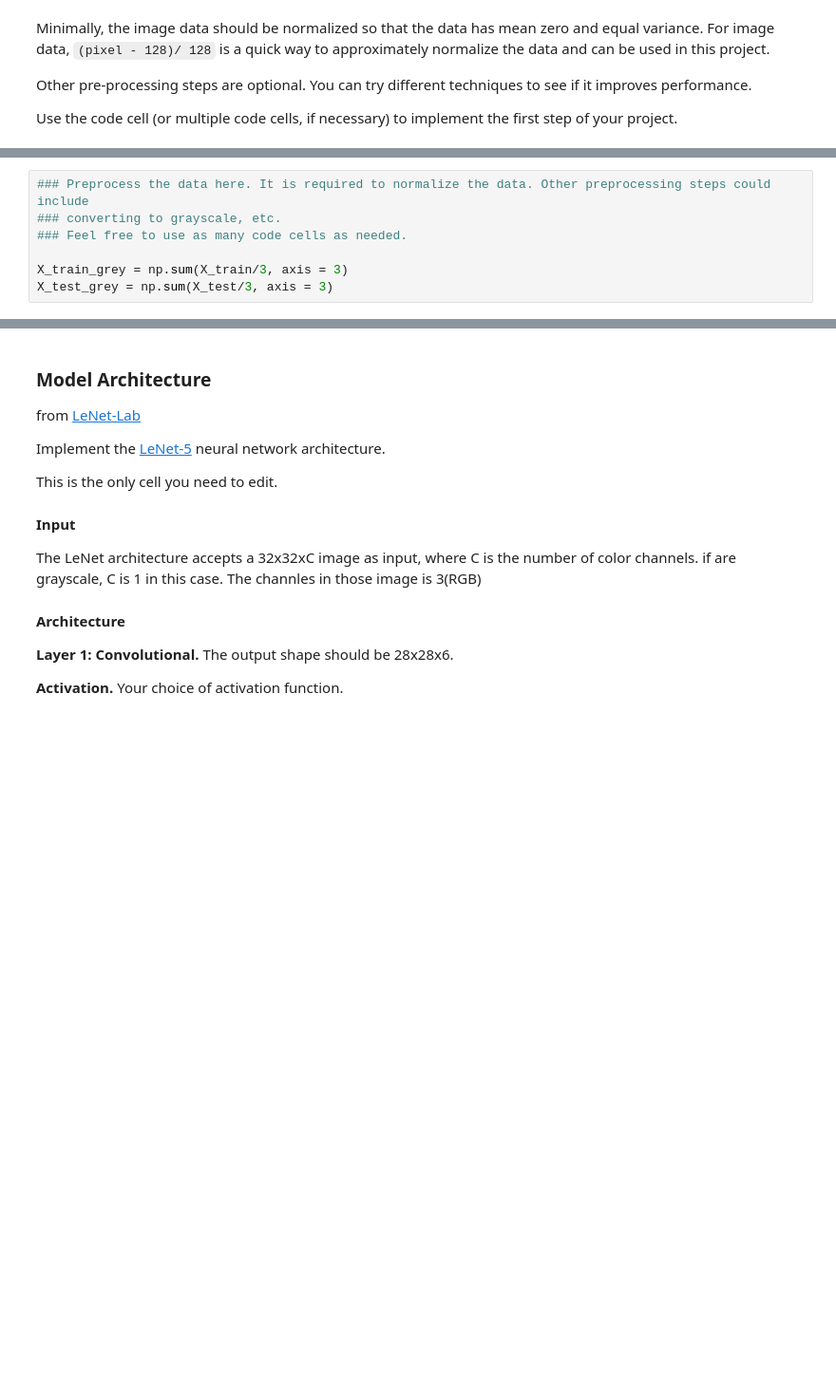
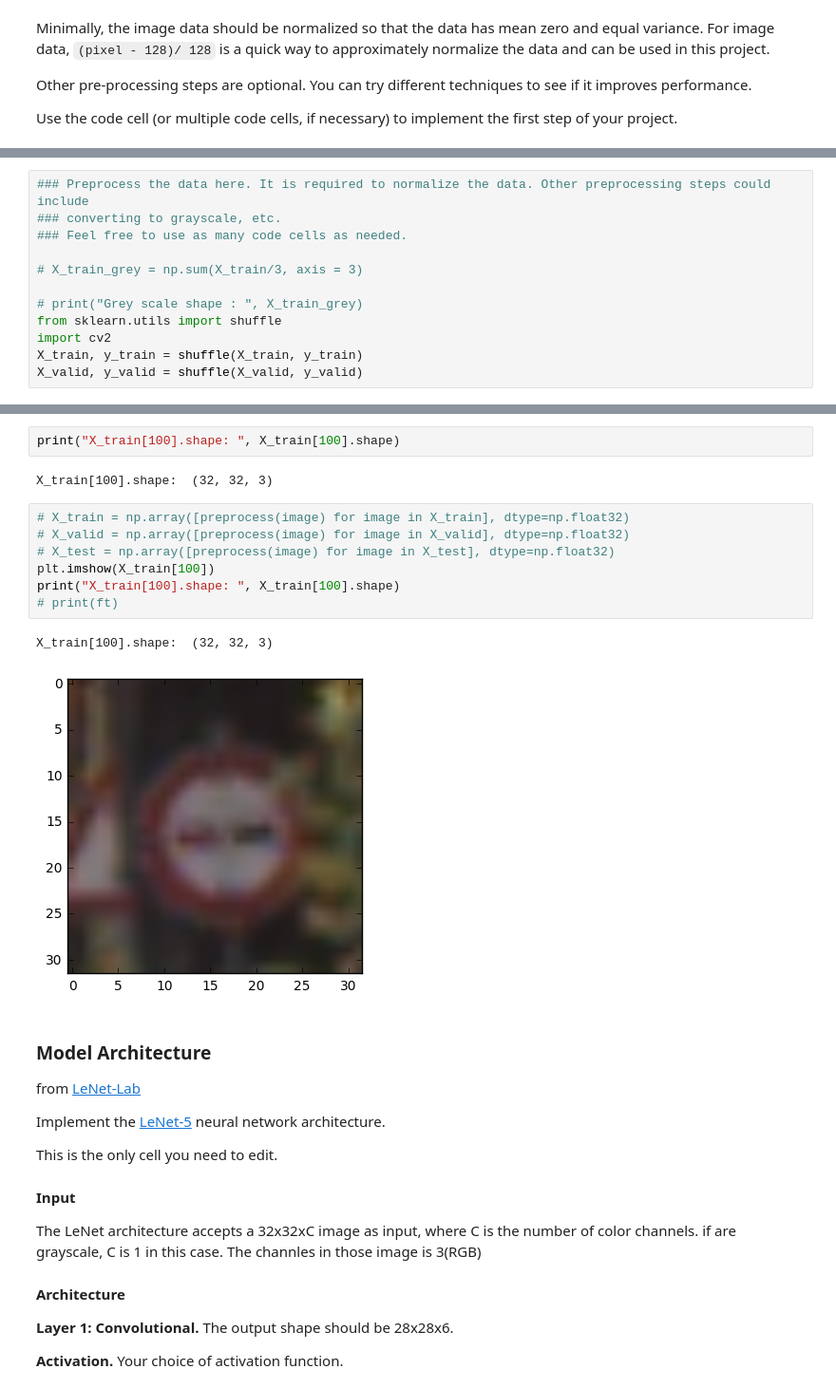
Before and after one commit to JohnQii/Traffic_Sign_Classifier-term1, a Jupyter notebook: Traffic_Sign_Classifier.ipynb, the cells around one changed output, grey strips where cells are left out. Shown at 95% size. Cells and saved outputs as stored; diff of their text form; blank space fills up the shorter version.

```diff
--- a/Traffic_Sign_Classifier.ipynb
+++ b/Traffic_Sign_Classifier.ipynb
@@ -140,5 +177,10 @@ Use the code cell (or multiple code cells, if necessary) to implement the first
 ### converting to grayscale, etc.
 ### Feel free to use as many code cells as needed.
 
-X_train_grey = np.sum(X_train/3, axis = 3)
-X_test_grey = np.sum(X_test/3, axis = 3)
+# X_train_grey = np.sum(X_train/3, axis = 3)
+
+# print("Grey scale shape : ", X_train_grey)
+from sklearn.utils import shuffle
+import cv2
+X_train, y_train = shuffle(X_train, y_train)
+X_valid, y_valid = shuffle(X_valid, y_valid)
@@ -145,3 +227,17 @@ X_test_grey = np.sum(X_test/3, axis = 3)
+# %%
+print("X_train[100].shape: ", X_train[100].shape)
+# %% [output]
+X_train[100].shape:  (32, 32, 3)
+# %%
+# X_train = np.array([preprocess(image) for image in X_train], dtype=np.float32)
+# X_valid = np.array([preprocess(image) for image in X_valid], dtype=np.float32)
+# X_test = np.array([preprocess(image) for image in X_test], dtype=np.float32)
+plt.imshow(X_train[100])
+print("X_train[100].shape: ", X_train[100].shape)
+# print(ft)
+# %% [output]
+X_train[100].shape:  (32, 32, 3)
+[figure, added]
 # %% [markdown]
 ### Model Architecture
 from [LeNet-Lab](https://github.com/udacity/CarND-LeNet-Lab)
```
Also changed, not shown: parts of 14 cells of this notebook.
